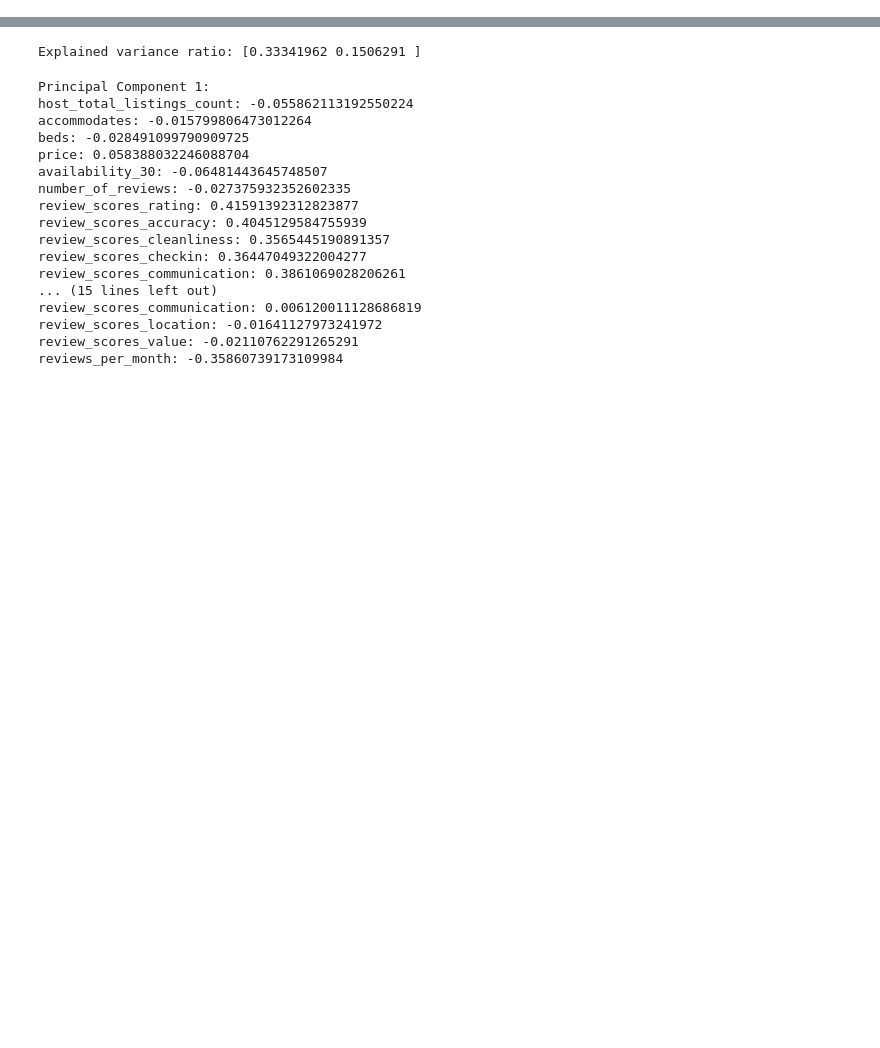
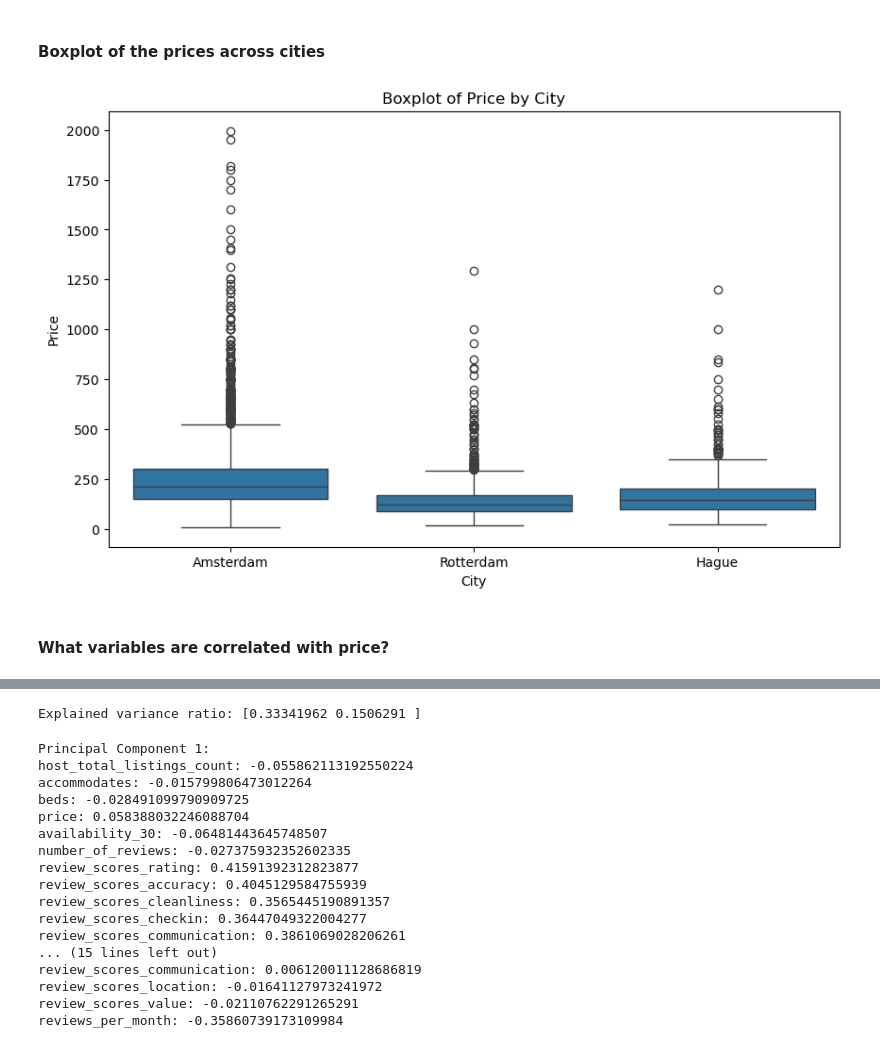
Before and after one commit to LucaPeg/AirBnB_Netherlands, a Jupyter notebook: finalproject.ipynb, the cells around one changed output, grey strips where cells are left out. Cells and saved outputs as stored; diff of their text form; code cells hidden in the pictures; blank space fills up the shorter version.

Commit message:
2706
Expanded most analyses to full dataset
Added price per person variable
Initialized the predictive model

```diff
--- a/finalproject.ipynb
+++ b/finalproject.ipynb
@@ -457,0 +11,30 @@ plt.show()
+# %%
+# Dataset is (75) 37 cols, I reset the max columns displayed
+pd.set_option('display.max_columns', 37)
+
+ams = pd.read_csv("data/amsterdam.csv")
+ams['Amsterdam'] = 1
+rott = pd.read_csv("data/rotterdam.csv")
+rott['Rotterdam'] = 1
+hague = pd.read_csv("data/hague.csv")
+hague['Hague'] = 1
+
+dfs = [ams, rott, hague]
+
+for df in dfs: # price was a string variable
+    df['price'] = df['price'].str.replace('$', '').str.replace(',', '').astype(float)
+
+hague = hague[hague['price']<30000] # outliers in the hague, avg price was like $10000
+
+df_tot = pd.concat([ams, rott, hague], axis = 0) #We concatenate the three datasets into a single one.
+
+df_tot['Amsterdam'] = df_tot['Amsterdam'].fillna(0) # we fill with 0s the city dummies, so they are proper dummies
+df_tot['Hague'] = df_tot['Hague'].fillna(0)
+df_tot['Rotterdam'] = df_tot['Rotterdam'].fillna(0)
+
+df_tot['n_amen'] = ams['amenities'].apply(len) # get number of amenities for the analysis
+df_tot['ppp'] = df_tot['price']/df_tot['accommodates'] # get info about price per person
+df_tot['host_is_superhost'] = df_tot['host_is_superhost'].apply(lambda x: 1 if x == 't' else 0)
+# recode superhost for future analyses
+
+print(f"Dim AMS: {ams.shape}\nDim Rott:{rott.shape}\nDim Hague:{hague.shape}")
@@ -457,0 +57,20 @@ plt.show()
+# %% [markdown]
+#### Boxplot of the prices across cities
+# %%
+# Melt the DataFrame to long format
+df_melted = df_tot.melt(id_vars=['price'], value_vars=['Amsterdam', 'Rotterdam', 'Hague'],
+                        var_name='city', value_name='is_city')
+df_melted = df_melted[df_melted['price']<2000] # hard trim the outliers
+df_melted = df_melted[df_melted['is_city'] == 1]  # keep only rows where is_city is 1
+
+# Boxplotsss
+plt.figure(figsize=(10, 6))
+sns.boxplot(x='city', y='price', data=df_melted)
+plt.title('Boxplot of Price by City')
+plt.xlabel('City')
+plt.ylabel('Price')
+plt.show()
+# %% [output]
+[figure, added]
+# %% [markdown]
+#### What variables are correlated with price?
```
Also changed, not shown: parts of 63 cells of this notebook.
